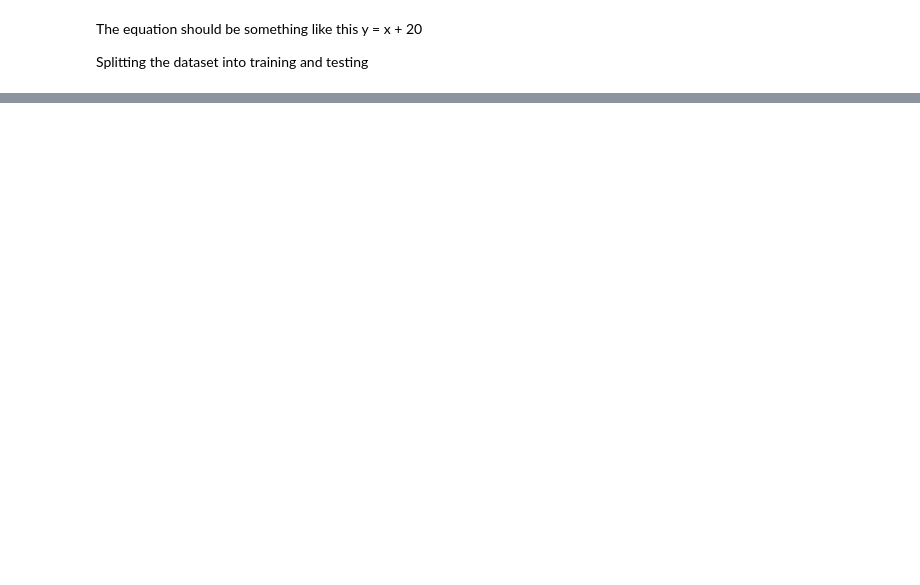
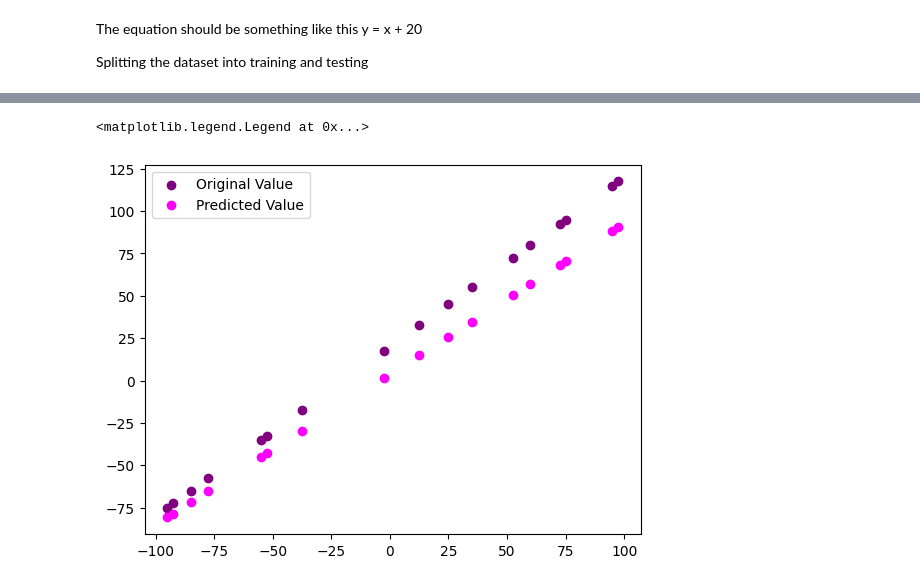
Before and after one commit to krahul2024/machine-learning, a Jupyter notebook: tensors/tensors_two.ipynb, the cells around one changed output, grey strips where cells are left out. Drawn from its saved outputs; the diff is of its cells as text; code cells hidden in the pictures; blank space fills up the shorter version.

```diff
--- a/tensors/tensors_two.ipynb
+++ b/tensors/tensors_two.ipynb
@@ -129,0 +170,16 @@ Splitting the dataset into training and testing
+# %%
+tf.random.set_seed(40)
+
+# creating the model
+model = tf.keras.Sequential([
+    tf.keras.layers.Dense(1, input_shape = [1])
+])
+
+# compiling the model
+model.compile(
+    loss = tf.keras.losses.mae,
+    optimizer = tf.keras.optimizers.SGD(),
+    metrics = tf.keras.metrics.MAE
+)
+# Model summary
+model.summary()
@@ -129,0 +198,11 @@ Splitting the dataset into training and testing
+# %%
+model.fit(x_train, y_train, epochs = 20) # training the model
+y_pred = model.predict(x_test)
+# print(y_pred)
+# %%
+plt.scatter(x_test, y_test, c = 'purple', label =  'Original Value' )
+plt.scatter(x_test, y_pred, c = 'magenta', label =  'Predicted Value')
+plt.legend()
+# %% [output]
+<matplotlib.legend.Legend at 0x...>
+[figure, added]
```
Also changed, not shown: parts of 7 cells of this notebook.
